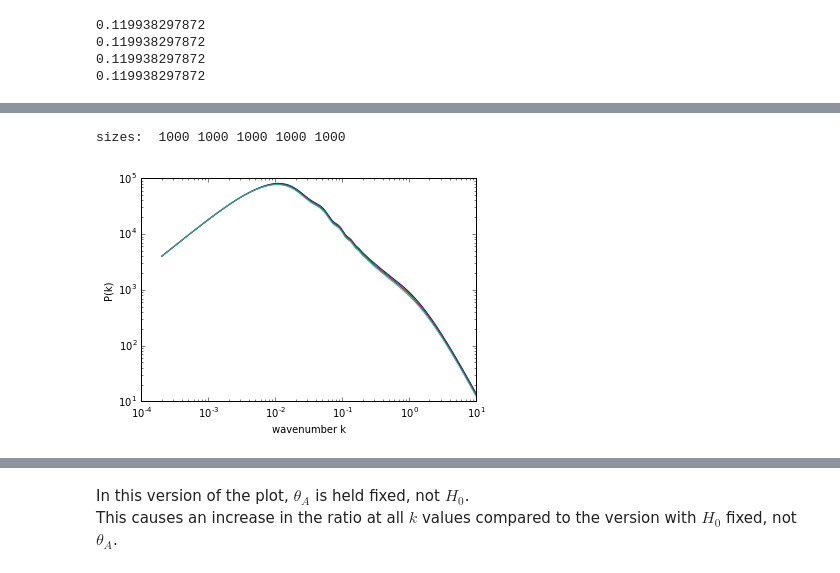
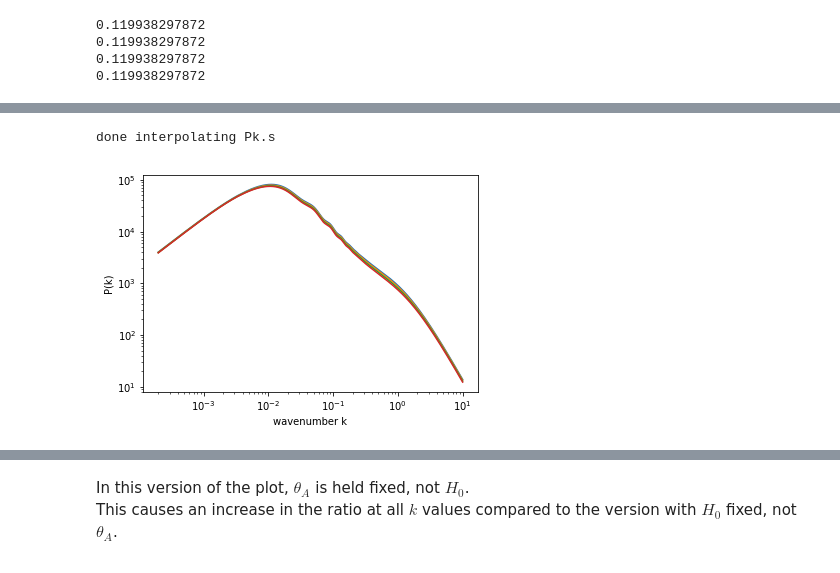
Before and after one commit to RIKnight/Fisher-Forecasting, a Jupyter notebook: Varying the Sum of Neutrino Masses.ipynb, the cells around one changed output, grey strips where cells are left out. Drawn from its saved outputs; the diff is of its cells as text; code cells hidden in the pictures.

```diff
--- a/Varying the Sum of Neutrino Masses.ipynb
+++ b/Varying the Sum of Neutrino Masses.ipynb
@@ -69,7 +69,7 @@ print omch2_3
 0.119938297872
 # %%
 print 'starting myPk0...'
-AccuracyBoost = 3
+AccuracyBoost = 1#3
 #myPk0 = cp.matterPower(neutrino_hierarchy='degenerate',num_massive_neutrinos=0  ,mnu=mnu0,omch2=omch2_0,nz=nz)
 myPk0 = cp.matterPower(neutrino_hierarchy=nh,num_massive_neutrinos=0,  mnu=mnu0,omch2=omch2_0,
                        nonlinear=nonlinear,nz=nz,AccuracyBoost=AccuracyBoost)
@@ -97,26 +101,40 @@ done
 # try matter power spectra ratios
 kSpectrum = np.logspace(-3.7,1.0,1000)
 #print kSpectrum
-myZ = 0
-PKinterp0 = myPk0.PK
-PKinterp1 = myPk1.PK
-PKinterp2 = myPk2.PK
-PKinterp3 = myPk3.PK
-Pk0 = PKinterp0.P(myZ,kSpectrum)
-Pk1 = PKinterp1.P(myZ,kSpectrum)
-Pk2 = PKinterp2.P(myZ,kSpectrum)
-Pk3 = PKinterp3.P(myZ,kSpectrum)
-print 'sizes: ',kSpectrum.size,Pk0.size,Pk1.size,Pk2.size,Pk3.size
+
+myZs = np.linspace(0,4,17)
+#myZ = 0
+Pk0s = []
+Pk1s = []
+Pk2s = []
+Pk3s = []
+
+for myZ in myZs:
+    PKinterp0 = myPk0.PK
+    PKinterp1 = myPk1.PK
+    PKinterp2 = myPk2.PK
+    PKinterp3 = myPk3.PK
+    Pk0 = PKinterp0.P(myZ,kSpectrum)
+    Pk1 = PKinterp1.P(myZ,kSpectrum)
+    Pk2 = PKinterp2.P(myZ,kSpectrum)
+    Pk3 = PKinterp3.P(myZ,kSpectrum)
+    #print 'sizes: ',kSpectrum.size,Pk0.size,Pk1.size,Pk2.size,Pk3.size
+    Pk0s.append(Pk0)
+    Pk1s.append(Pk1)
+    Pk2s.append(Pk2)
+    Pk3s.append(Pk3)
+print 'done interpolating Pk.s'
 # %% [output]
-sizes:  1000 1000 1000 1000 1000
+done interpolating Pk.s
 # %%
-plt.loglog(kSpectrum,Pk0)
-plt.loglog(kSpectrum,Pk1)
-plt.loglog(kSpectrum,Pk2)
-plt.loglog(kSpectrum,Pk3)
+# look at the z=0 one
+plt.loglog(kSpectrum,Pk0s[0])
+plt.loglog(kSpectrum,Pk1s[0])
+plt.loglog(kSpectrum,Pk2s[0])
+plt.loglog(kSpectrum,Pk3s[0])
 plt.xlabel('wavenumber k')
 plt.ylabel('P(k)')
 plt.show();
 # %% [output]
-[figure, old version]
+[figure, new version]
 # %%
```
Also changed, not shown: parts of 3 cells of this notebook, 59 other files.
